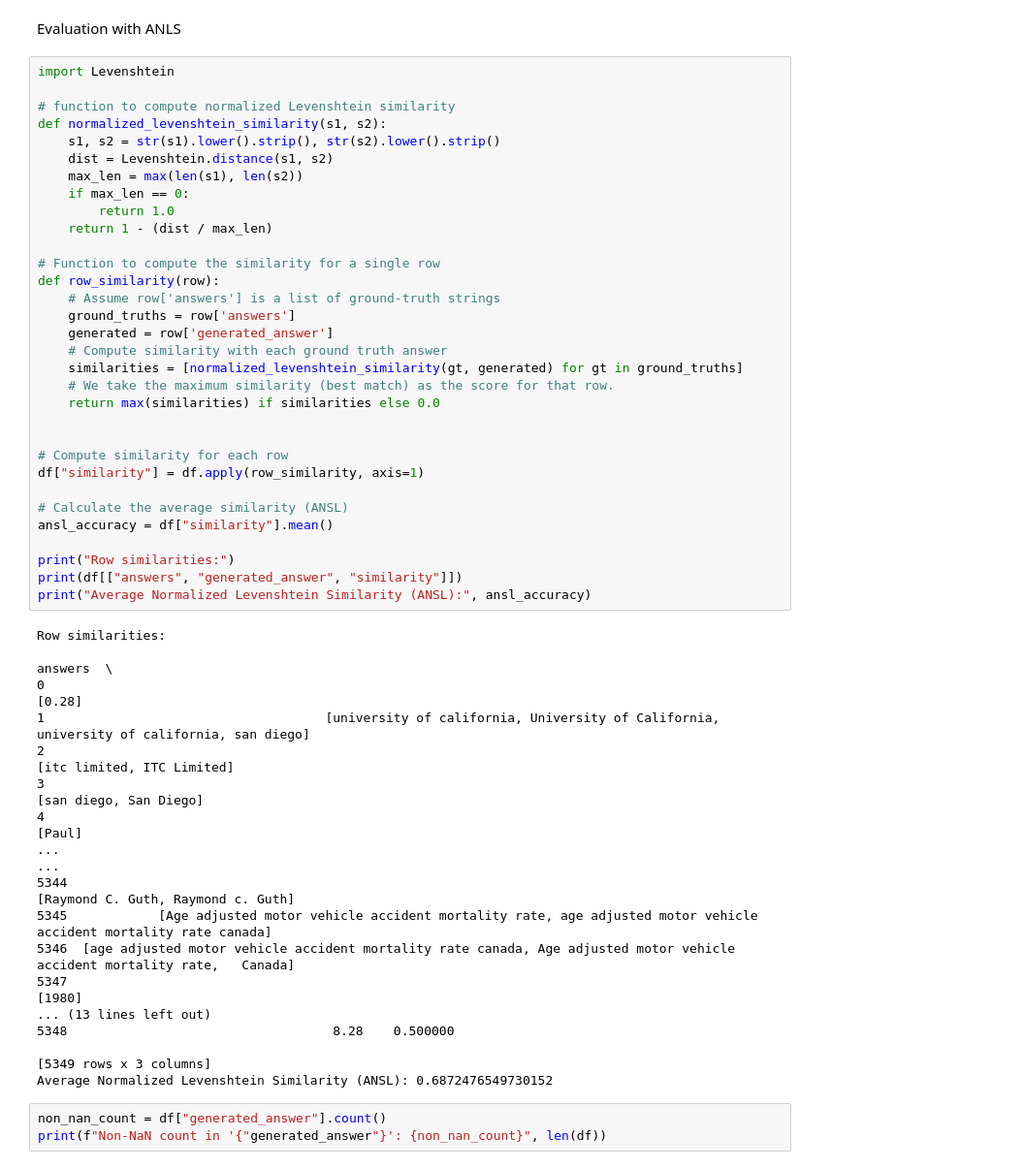
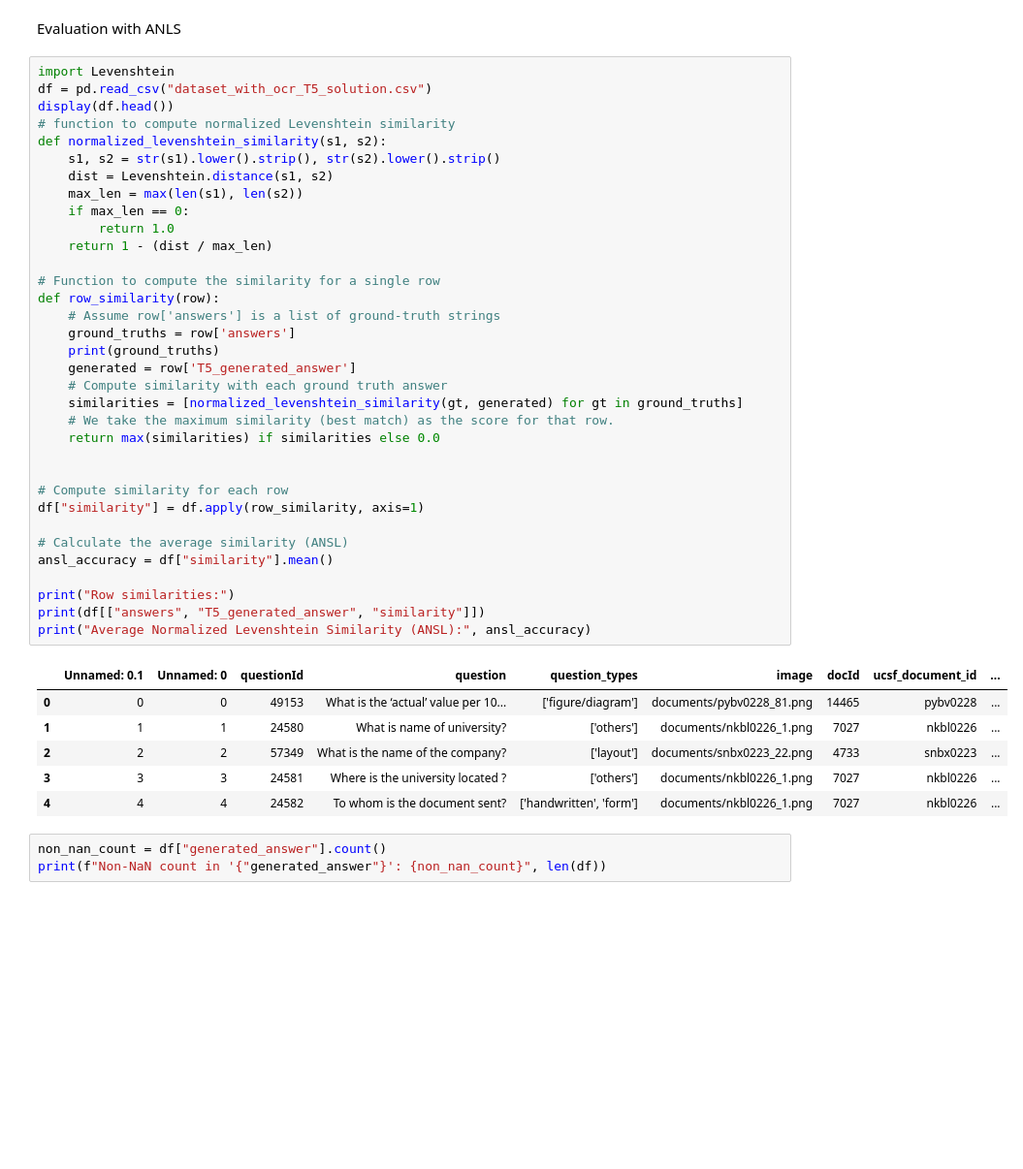
Before and after one commit to catchcheng/docvqa, a Jupyter notebook: baselines.ipynb, the cells around one changed output. Shown at 97% size. Cells and saved outputs as stored; diff of their text form; blank space fills up the shorter version.

```diff
--- a/baselines.ipynb
+++ b/baselines.ipynb
@@ -169,54 +139,45 @@ Token indices sequence length is longer than the specified maximum sequence leng
 Evaluation with ANLS
 # %%
 import Levenshtein
-
+df = pd.read_csv("dataset_with_ocr_T5_solution.csv")
+display(df.head())
 # function to compute normalized Levenshtein similarity
 def normalized_levenshtein_similarity(s1, s2):
     s1, s2 = str(s1).lower().strip(), str(s2).lower().strip()
     dist = Levenshtein.distance(s1, s2)
     max_len = max(len(s1), len(s2))
     if max_len == 0:
         return 1.0
     return 1 - (dist / max_len)
 
 # Function to compute the similarity for a single row
 def row_similarity(row):
     # Assume row['answers'] is a list of ground-truth strings
     ground_truths = row['answers']
-    generated = row['generated_answer']
+    print(ground_truths)
+    generated = row['T5_generated_answer']
     # Compute similarity with each ground truth answer
     similarities = [normalized_levenshtein_similarity(gt, generated) for gt in ground_truths]
     # We take the maximum similarity (best match) as the score for that row.
     return max(similarities) if similarities else 0.0
 
 
 # Compute similarity for each row
 df["similarity"] = df.apply(row_similarity, axis=1)
 
 # Calculate the average similarity (ANSL)
 ansl_accuracy = df["similarity"].mean()
 
 print("Row similarities:")
-print(df[["answers", "generated_answer", "similarity"]])
+print(df[["answers", "T5_generated_answer", "similarity"]])
 print("Average Normalized Levenshtein Similarity (ANSL):", ansl_accuracy)
 # %% [output]
-Row similarities:
-                                                                                                                        answers  \
-0                                                                                                                        [0.28]
-1                                     [university of california, University of California, university of california, san diego]
-2                                                                                                    [itc limited, ITC Limited]
-3                                                                                                        [san diego, San Diego]
-4                                                                                                                        [Paul]
-...                                                                                                                         ...
-5344                                                                                         [Raymond C. Guth, Raymond c. Guth]
-5345            [Age adjusted motor vehicle accident mortality rate, age adjusted motor vehicle accident mortality rate canada]
-5346  [age adjusted motor vehicle accident mortality rate canada, Age adjusted motor vehicle accident mortality rate,   Canada]
-5347                                                                                                                     [1980]
-... (13 lines left out)
-5348                                   8.28    0.500000
-
-[5349 rows x 3 columns]
-Average Normalized Levenshtein Similarity (ANSL): 0.6872476549730152
+|  | Unnamed: 0.1 | Unnamed: 0 | questionId | question | question_types | image | docId | ucsf_document_id | ... |
+| 0 | 0 | 0 | 49153 | What is the ‘actual’ value per 10... | ['figure/diagram'] | documents/pybv0228_81.png | 14465 | pybv0228 | ... |
+| 1 | 1 | 1 | 24580 | What is name of university? | ['others'] | documents/nkbl0226_1.png | 7027 | nkbl0226 | ... |
+| 2 | 2 | 2 | 57349 | What is the name of the company? | ['layout'] | documents/snbx0223_22.png | 4733 | snbx0223 | ... |
+| 3 | 3 | 3 | 24581 | Where is the university located ? | ['others'] | documents/nkbl0226_1.png | 7027 | nkbl0226 | ... |
+| 4 | 4 | 4 | 24582 | To whom is the document sent? | ['handwritten', 'form'] | documents/nkbl0226_1.png | 7027 | nkbl0226 | ... |
 # %%
 non_nan_count = df["generated_answer"].count()
 print(f"Non-NaN count in '{"generated_answer"}': {non_nan_count}", len(df))
```
Also changed, not shown: parts of 2 cells of this notebook, 6 other files.
